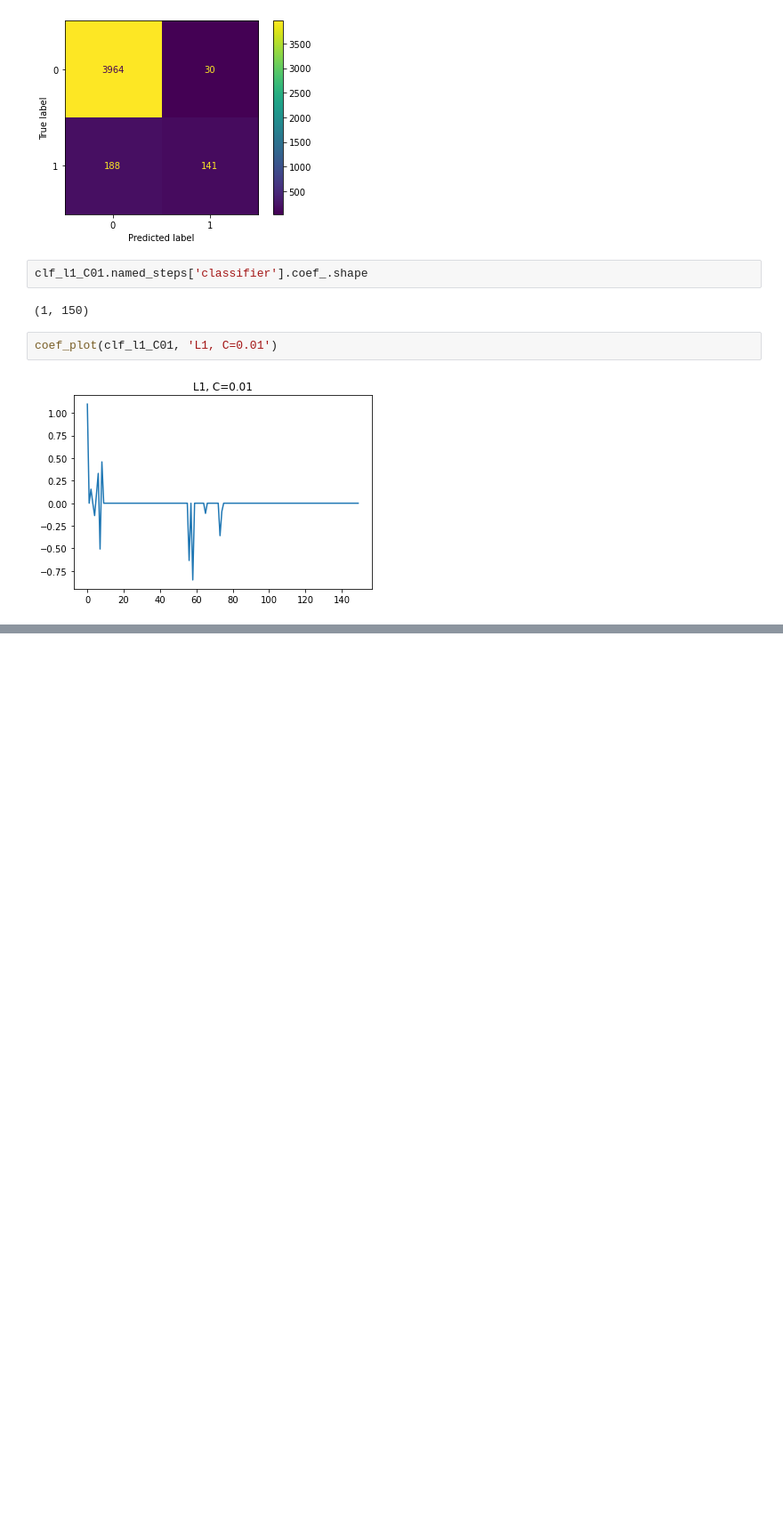
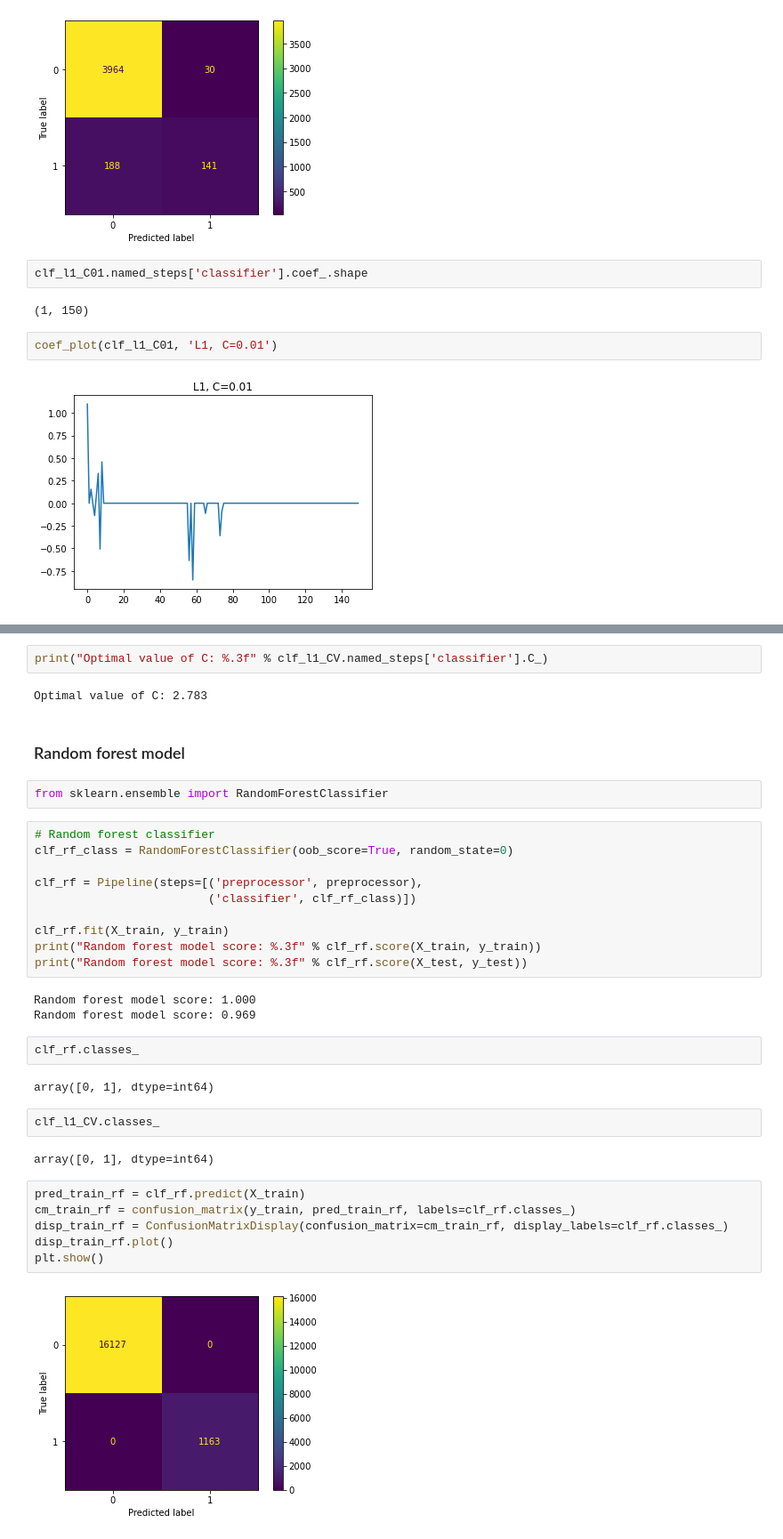
Before and after one commit to OsarodionOdion/skClassModels, a Jupyter notebook: skclass_models_hs.ipynb, the cells around one changed output, grey strips where cells are left out. Shown at 89% size. Drawn from its saved outputs; the diff is of its cells as text; blank space fills up the shorter version.

```diff
--- a/skclass_models_hs.ipynb
+++ b/skclass_models_hs.ipynb
@@ -536,0 +589,37 @@ coef_plot(clf_l1_C01, 'L1, C=0.01')
+# %%
+print("Optimal value of C: %.3f" % clf_l1_CV.named_steps['classifier'].C_)
+# %% [output]
+Optimal value of C: 2.783
+# %% [markdown]
+### Random forest model
+# %%
+from sklearn.ensemble import RandomForestClassifier
+# %%
+# Random forest classifier
+clf_rf_class = RandomForestClassifier(oob_score=True, random_state=0)
+
+clf_rf = Pipeline(steps=[('preprocessor', preprocessor),
+                         ('classifier', clf_rf_class)])
+
+clf_rf.fit(X_train, y_train)
+print("Random forest model score: %.3f" % clf_rf.score(X_train, y_train))
+print("Random forest model score: %.3f" % clf_rf.score(X_test, y_test))
+# %% [output]
+Random forest model score: 1.000
+Random forest model score: 0.969
+# %%
+clf_rf.classes_
+# %% [output]
+array([0, 1], dtype=int64)
+# %%
+clf_l1_CV.classes_
+# %% [output]
+array([0, 1], dtype=int64)
+# %%
+pred_train_rf = clf_rf.predict(X_train)
+cm_train_rf = confusion_matrix(y_train, pred_train_rf, labels=clf_rf.classes_)
+disp_train_rf = ConfusionMatrixDisplay(confusion_matrix=cm_train_rf, display_labels=clf_rf.classes_)
+disp_train_rf.plot()
+plt.show()
+# %% [output]
+[figure, added]
```
Also changed, not shown: parts of 19 cells of this notebook.
